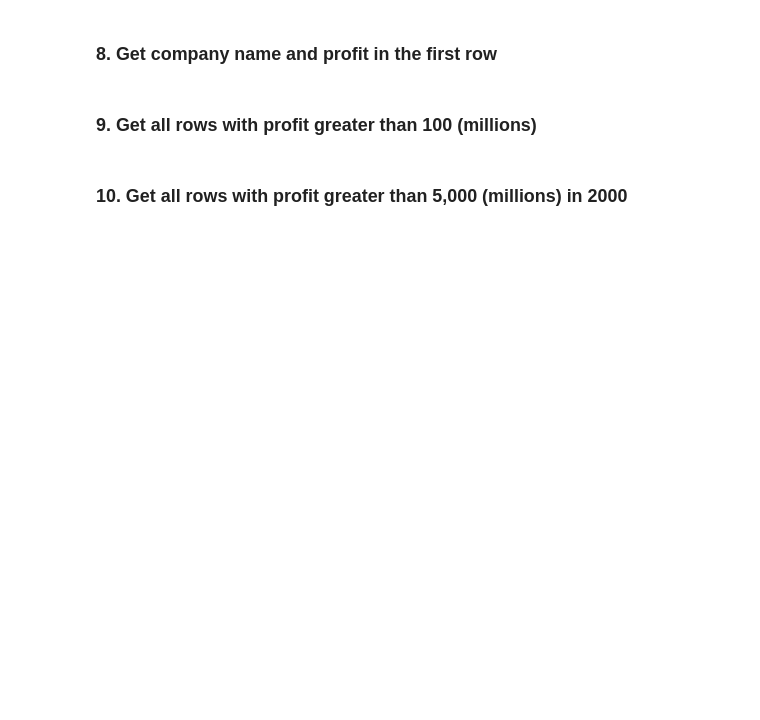
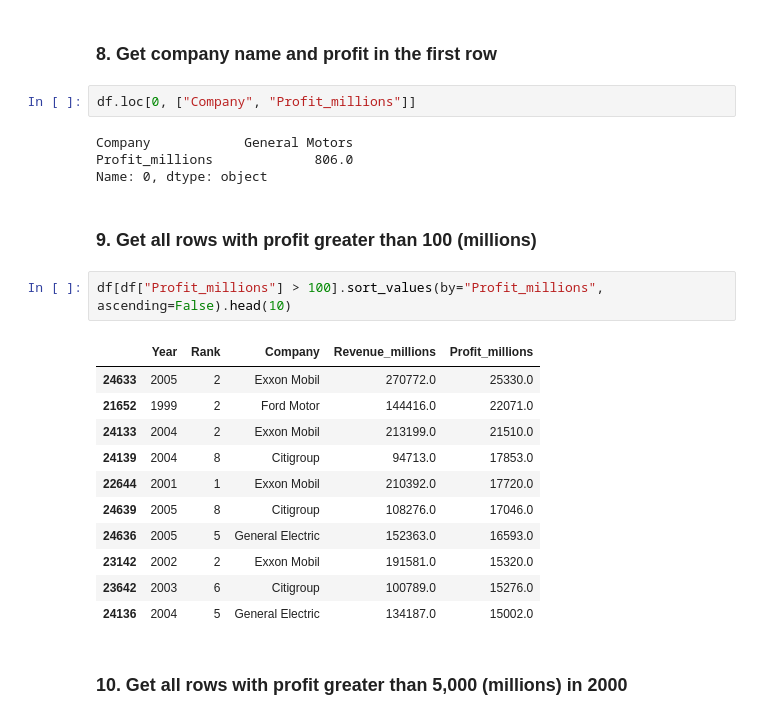
Before and after one commit to yxf9tv/comm4259-work, a Jupyter notebook: lab_03/Lab_03-Exercise.ipynb, the cells around one changed output. Cells and saved outputs as stored; diff of their text form; blank space fills up the shorter version.

```diff
--- a/lab_03/Lab_03-Exercise.ipynb
+++ b/lab_03/Lab_03-Exercise.ipynb
@@ -26,6 +100,26 @@ Rename "'Revenue (in millions)" to be "Revenue_millions" and "Profit (in million
 # %% [markdown]
 ### 8. Get company name and profit in the first row
+# %%
+df.loc[0, ["Company", "Profit_millions"]]
+# %% [output]
+Company            General Motors
+Profit_millions             806.0
+Name: 0, dtype: object
 # %% [markdown]
 ### 9. Get all  rows with profit greater than 100 (millions)
+# %%
+df[df["Profit_millions"] > 100].sort_values(by="Profit_millions", ascending=False).head(10)
+# %% [output]
+|  | Year | Rank | Company | Revenue_millions | Profit_millions |
+| 24633 | 2005 | 2 | Exxon Mobil | 270772.0 | 25330.0 |
+| 21652 | 1999 | 2 | Ford Motor | 144416.0 | 22071.0 |
+| 24133 | 2004 | 2 | Exxon Mobil | 213199.0 | 21510.0 |
+| 24139 | 2004 | 8 | Citigroup | 94713.0 | 17853.0 |
+| 22644 | 2001 | 1 | Exxon Mobil | 210392.0 | 17720.0 |
+| 24639 | 2005 | 8 | Citigroup | 108276.0 | 17046.0 |
+| 24636 | 2005 | 5 | General Electric | 152363.0 | 16593.0 |
+| 23142 | 2002 | 2 | Exxon Mobil | 191581.0 | 15320.0 |
+| 23642 | 2003 | 6 | Citigroup | 100789.0 | 15276.0 |
+| 24136 | 2004 | 5 | General Electric | 134187.0 | 15002.0 |
 # %% [markdown]
 ### 10. Get all rows with profit greater than 5,000 (millions) in 2000
```
Also changed, not shown: parts of 16 cells of this notebook, 1 other file.
